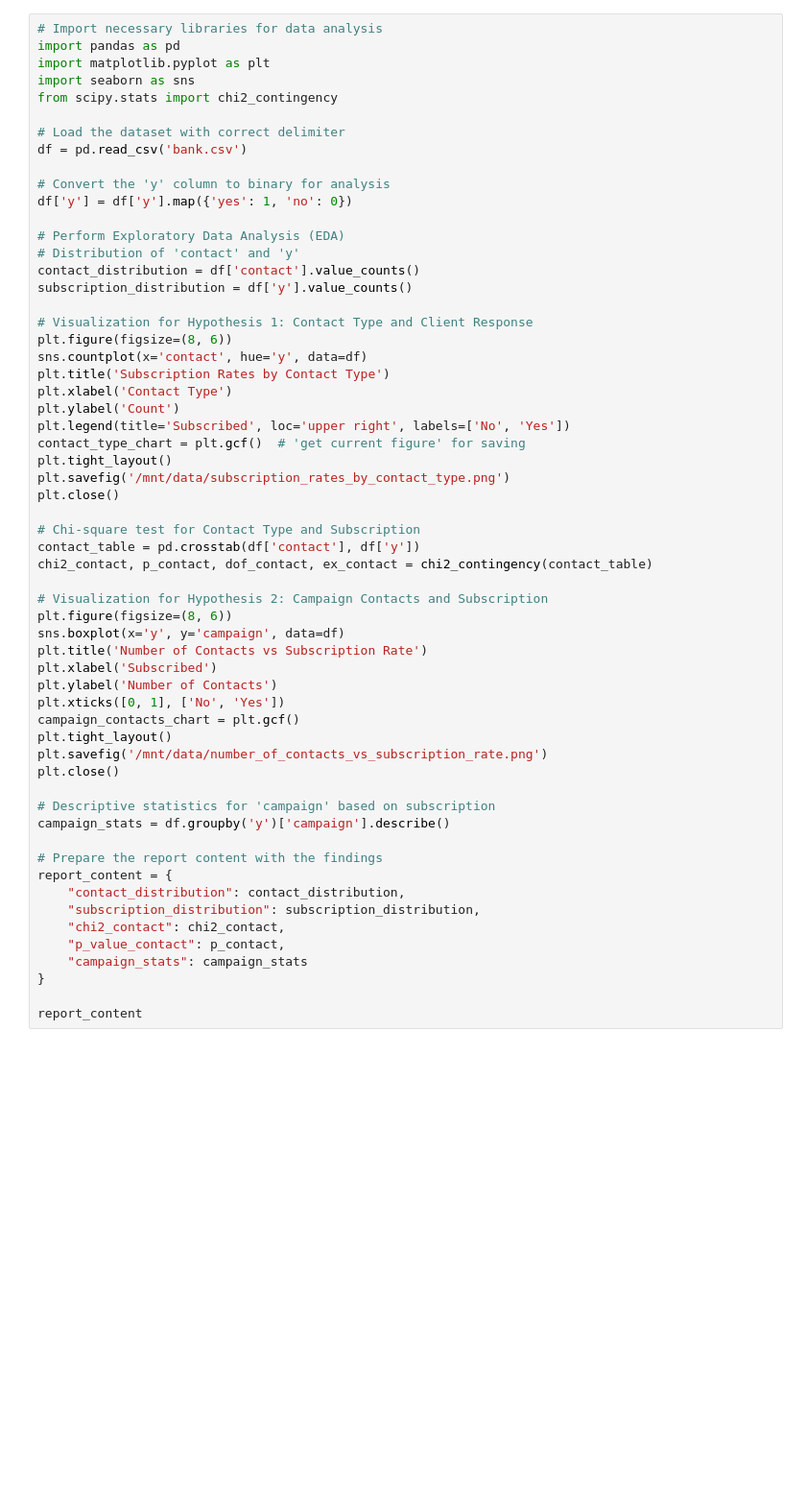
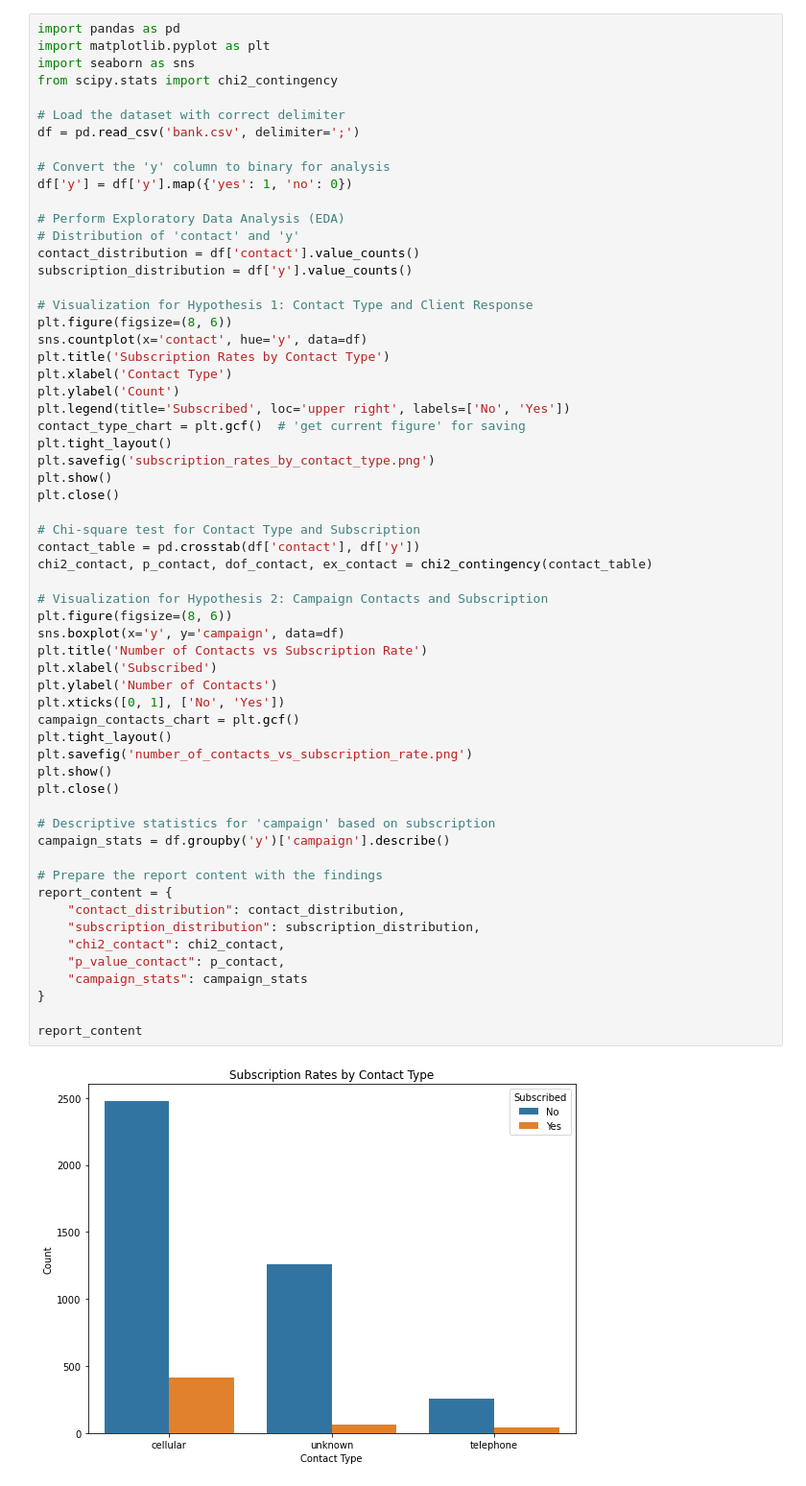
Before and after one commit to DS219/spark-seprep, a Jupyter notebook: assignments/assignment5/Minseok_Lee/assignment5.ipynb, the cells around one changed output. Shown at 96% size. Cells and saved outputs as stored; diff of their text form; blank space fills up the shorter version.

```diff
--- a/assignments/assignment5/Minseok_Lee/assignment5.ipynb
+++ b/assignments/assignment5/Minseok_Lee/assignment5.ipynb
@@ -1,12 +73,11 @@
 # %%
-# Import necessary libraries for data analysis
 import pandas as pd
 import matplotlib.pyplot as plt
 import seaborn as sns
 from scipy.stats import chi2_contingency
 
 # Load the dataset with correct delimiter
-df = pd.read_csv('bank.csv')
+df = pd.read_csv('bank.csv', delimiter=';')
 
 # Convert the 'y' column to binary for analysis
 df['y'] = df['y'].map({'yes': 1, 'no': 0})
@@ -25,35 +96,39 @@ plt.ylabel('Count')
 plt.legend(title='Subscribed', loc='upper right', labels=['No', 'Yes'])
 contact_type_chart = plt.gcf()  # 'get current figure' for saving
 plt.tight_layout()
-plt.savefig('/mnt/data/subscription_rates_by_contact_type.png')
+plt.savefig('subscription_rates_by_contact_type.png')
+plt.show()
 plt.close()
 
 # Chi-square test for Contact Type and Subscription
 contact_table = pd.crosstab(df['contact'], df['y'])
 chi2_contact, p_contact, dof_contact, ex_contact = chi2_contingency(contact_table)
 
 # Visualization for Hypothesis 2: Campaign Contacts and Subscription
 plt.figure(figsize=(8, 6))
 sns.boxplot(x='y', y='campaign', data=df)
 plt.title('Number of Contacts vs Subscription Rate')
 plt.xlabel('Subscribed')
 plt.ylabel('Number of Contacts')
 plt.xticks([0, 1], ['No', 'Yes'])
 campaign_contacts_chart = plt.gcf()
 plt.tight_layout()
-plt.savefig('/mnt/data/number_of_contacts_vs_subscription_rate.png')
+plt.savefig('number_of_contacts_vs_subscription_rate.png')
+plt.show()
 plt.close()
 
 # Descriptive statistics for 'campaign' based on subscription
 campaign_stats = df.groupby('y')['campaign'].describe()
 
 # Prepare the report content with the findings
 report_content = {
     "contact_distribution": contact_distribution,
     "subscription_distribution": subscription_distribution,
     "chi2_contact": chi2_contact,
     "p_value_contact": p_contact,
     "campaign_stats": campaign_stats
 }
 
 report_content
+# %% [output]
+[figure, added]
```
Also changed, not shown: parts of 3 cells of this notebook.
